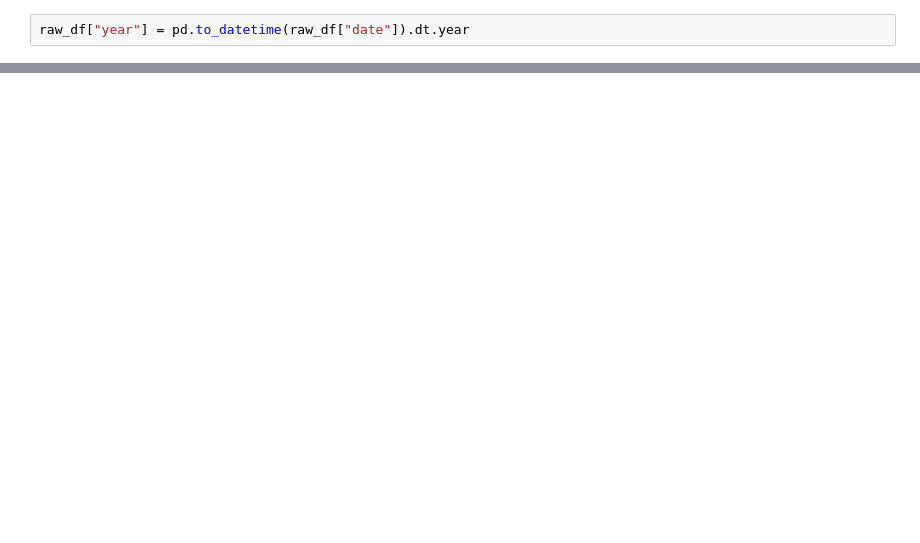
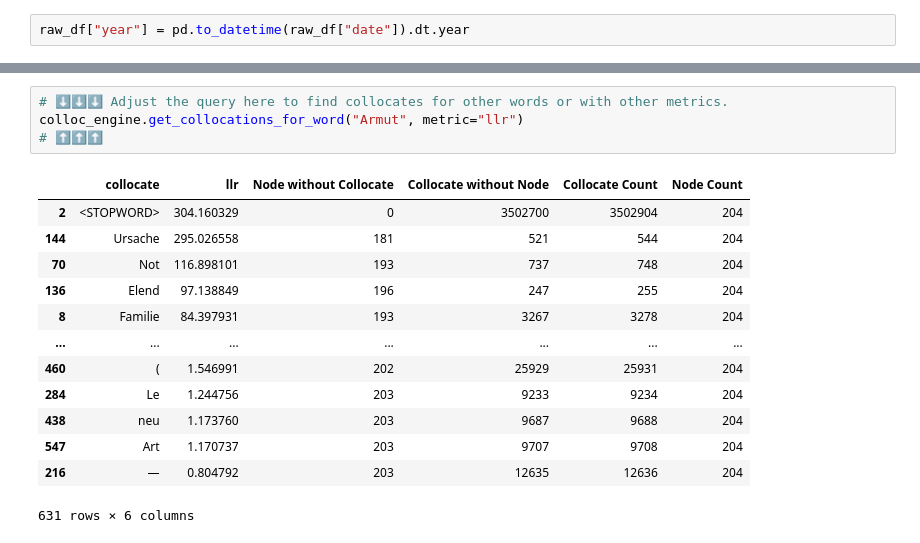
Before and after one commit to zentralbibliothek-zuerich/zblab-summerschool-2026, a Jupyter notebook: notebooks/03_frequency_and_keyness.ipynb, the cells around one changed output, grey strips where cells are left out. Drawn from its saved outputs; the diff is of its cells as text; blank space fills up the shorter version.

```diff
--- a/notebooks/03_frequency_and_keyness.ipynb
+++ b/notebooks/03_frequency_and_keyness.ipynb
@@ -462 +530,19 @@ colloc_engine = CollocationEngine(raw_df, "lemmas", window=5, mask_stopwords=Tru
+# %%
+# ⬇️⬇️⬇️ Adjust the query here to find collocates for other words or with other metrics.
+colloc_engine.get_collocations_for_word("Armut", metric="llr")
+# ⬆️⬆️⬆️
+# %% [output]
+|  | collocate | llr | Node without Collocate | Collocate without Node | Collocate Count | Node Count |
+| 2 | <STOPWORD> | 304.160329 | 0 | 3502700 | 3502904 | 204 |
+| 144 | Ursache | 295.026558 | 181 | 521 | 544 | 204 |
+| 70 | Not | 116.898101 | 193 | 737 | 748 | 204 |
+| 136 | Elend | 97.138849 | 196 | 247 | 255 | 204 |
+| 8 | Familie | 84.397931 | 193 | 3267 | 3278 | 204 |
+| ... | ... | ... | ... | ... | ... | ... |
+| 460 | ( | 1.546991 | 202 | 25929 | 25931 | 204 |
+| 284 | Le | 1.244756 | 203 | 9233 | 9234 | 204 |
+| 438 | neu | 1.173760 | 203 | 9687 | 9688 | 204 |
+| 547 | Art | 1.170737 | 203 | 9707 | 9708 | 204 |
+| 216 | — | 0.804792 | 203 | 12635 | 12636 | 204 |
+631 rows × 6 columns
 # %%
```
Also changed, not shown: parts of 55 cells of this notebook, 11 other files.
